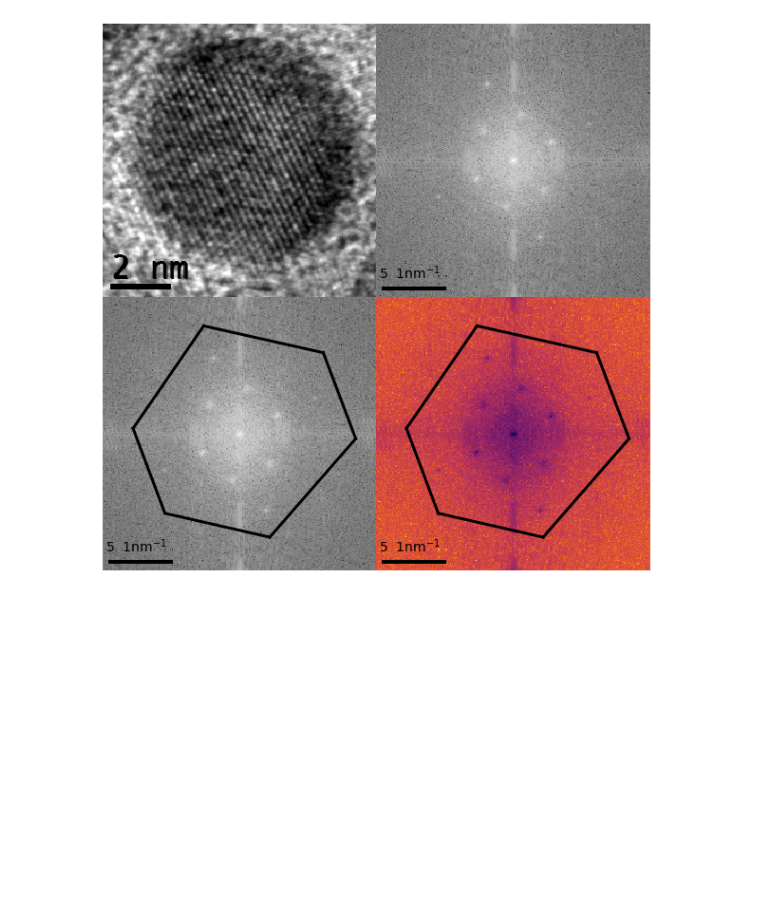
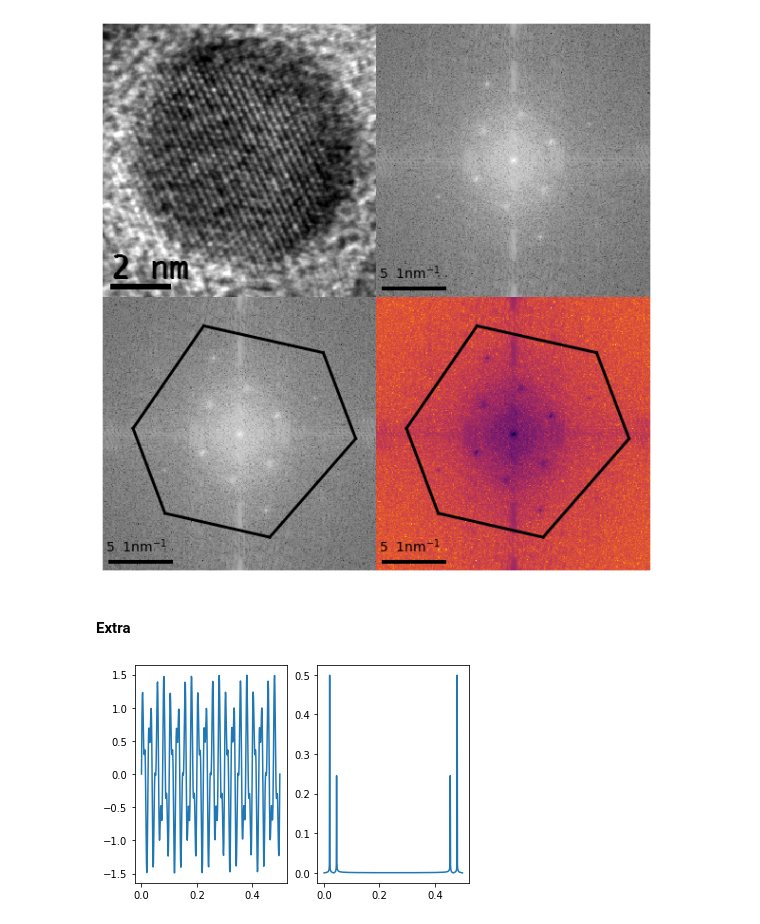
Before and after one commit to giovannilopez9808/Taller_python_ene2021, a Jupyter notebook: Proyectos/Proyecto_2/FFT/FFT.ipynb, the cells around one changed output. Saved outputs shown, nothing was run; the diff lists cells and outputs as text; code cells hidden in the pictures; blank space fills up the shorter version.

```diff
--- a/Proyectos/Proyecto_2/FFT/FFT.ipynb
+++ b/Proyectos/Proyecto_2/FFT/FFT.ipynb
@@ -71,3 +118,19 @@ FFT = FFT_algorithm(
 FFT.plot_FFT_and_original()
 # %% [output]
 [figure]
+# %% [markdown]
+#### Extra
+# %%
+import matplotlib.pyplot as plt
+import numpy as np
+
+x = np.linspace(0, 0.5, 500)
+f=np.sin(40 * 2 * np.pi * x) + 0.5 * np.sin(90 * 2 * np.pi * x)
+FFT = np.abs(np.fft.fft(f))
+freq = np.fft.fftfreq(x.size,d=x[0]-x[1])
+fig, (ax1, ax2) = plt.subplots(1, 2)
+ax1.plot(x, f)
+ax2.plot(x, FFT/x.size)
+plt.show()
+# %% [output]
+[figure, added]
```
Also changed, not shown: parts of 1 cell of this notebook, 36 other files.
